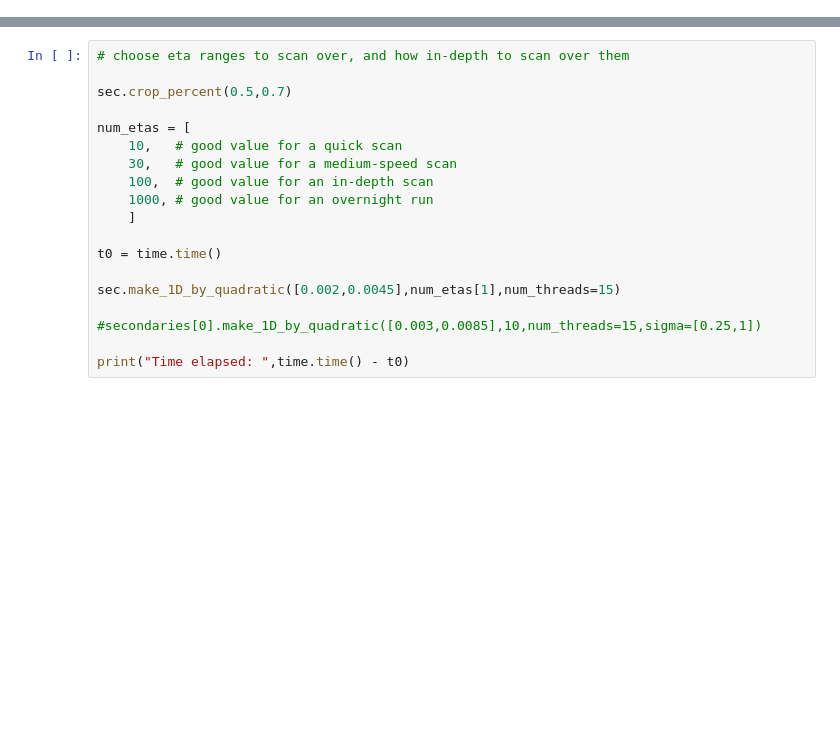
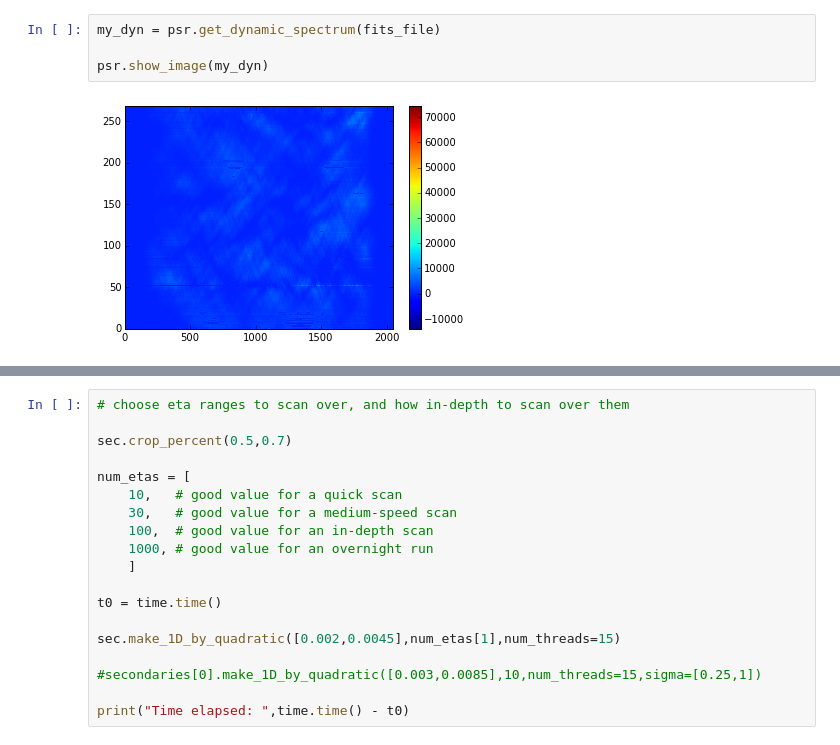
Before and after one commit to BenEgeIzmirli/arcfinder, a Jupyter notebook: arcfinder 0.4.0.ipynb, the cells around one changed output, grey strips where cells are left out. Cells and saved outputs as stored; diff of their text form; blank space fills up the shorter version.

```diff
--- a/arcfinder 0.4.0.ipynb
+++ b/arcfinder 0.4.0.ipynb
@@ -255,0 +21,6 @@ sec = [Secondary(f) for f in files]
+# %%
+my_dyn = psr.get_dynamic_spectrum(fits_file)
+
+psr.show_image(my_dyn)
+# %% [output]
+[figure, added]
```
Also changed, not shown: parts of 17 cells of this notebook, 2 other files.
